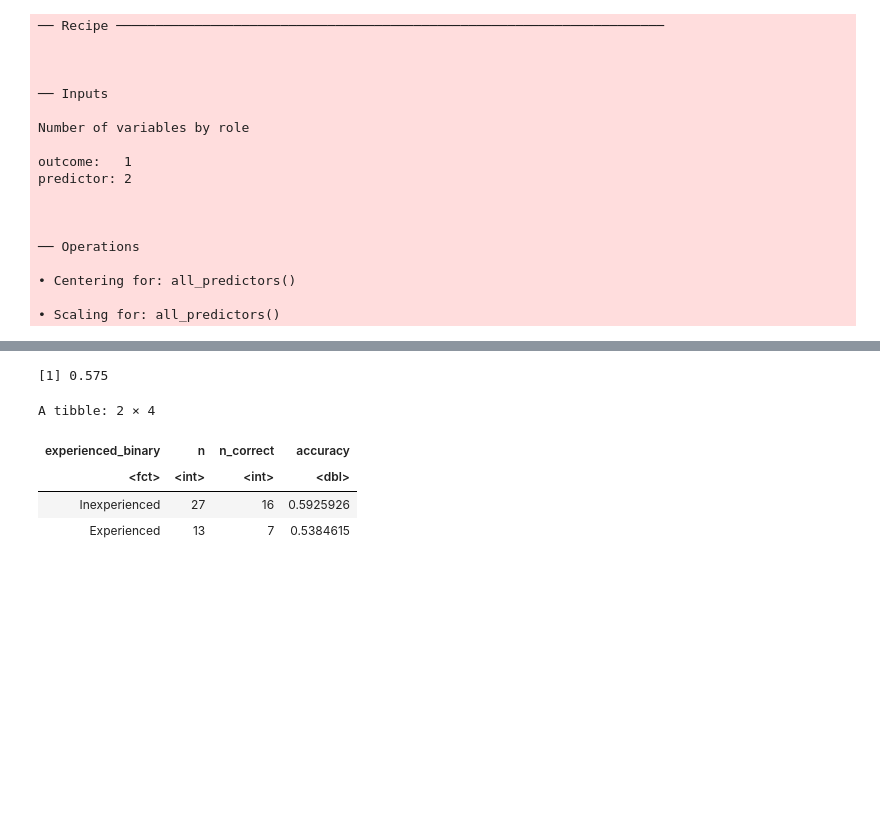
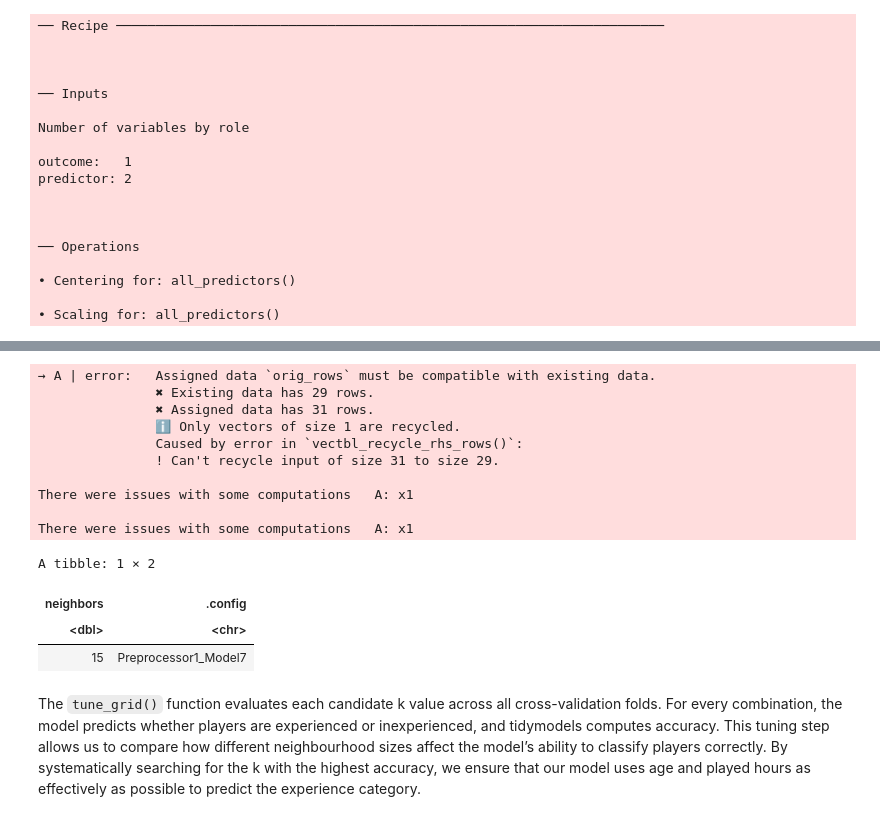
Before and after one commit to gaida123/dsci-100-008-group-6, a Jupyter notebook: DSCI 100 Group Project Methods & Results.ipynb, the cells around one changed output, grey strips where cells are left out. Drawn from its saved outputs; the diff is of its cells as text; code cells hidden in the pictures; blank space fills up the shorter version.

```diff
--- a/DSCI 100 Group Project Methods & Results.ipynb
+++ b/DSCI 100 Group Project Methods & Results.ipynb
@@ -357,23 +366,31 @@ test_results <- test_data |>
 # %%
-overall_accuracy <- mean(test_results$experienced_binary == test_results$.pred_class)
-overall_accuracy
+set.seed(123)
+k_grid <- tibble(neighbors = c(1, 3, 5, 7, 9, 11, 15))
+knn_tuned <- tune_grid(exp_workflow, resamples = knn_folds, grid = k_grid, metrics = metric_set(accuracy))
+best_k <- knn_tuned |>
+  select_best(metric = "accuracy")
+best_k
 # %% [output]
-[1] 0.575
+→ A | error:   Assigned data `orig_rows` must be compatible with existing data.
+               ✖ Existing data has 29 rows.
+               ✖ Assigned data has 31 rows.
+               ℹ Only vectors of size 1 are recycled.
+               Caused by error in `vectbl_recycle_rhs_rows()`:
+               ! Can't recycle input of size 31 to size 29.
+
+There were issues with some computations   A: x1
+
+There were issues with some computations   A: x1
+A tibble: 1 × 2
+| neighbors | .config |
+| <dbl> | <chr> |
+| 15 | Preprocessor1_Model7 |
+# %% [markdown]
+The `tune_grid()` function evaluates each candidate k value across all cross-validation folds.
+For every combination, the model predicts whether players are experienced or inexperienced, and tidymodels computes accuracy.
+This tuning step allows us to compare how different neighbourhood sizes affect the model’s ability to classify players correctly.
+By systematically searching for the k with the highest accuracy, we ensure that our model uses age and played hours as effectively as possible to predict the experience category.
 # %%
-library(dplyr)
-
-class_accuracy <- test_results |>
-  group_by(experienced_binary) |>
-  summarise(
-    n          = n(),
-    n_correct  = sum(experienced_binary == .pred_class),
-    accuracy   = n_correct / n
-  )
-
-class_accuracy
+final_knn_workflow <- finalize_workflow(exp_workflow, best_k)
+final_knn_fit <- final_knn_workflow |>
+  fit(data = train_data)
-# %% [output]
-A tibble: 2 × 4
-| experienced_binary | n | n_correct | accuracy |
-| <fct> | <int> | <int> | <dbl> |
-| Inexperienced | 27 | 16 | 0.5925926 |
-| Experienced | 13 | 7 | 0.5384615 |
```
Also changed, not shown: parts of 16 cells of this notebook.
